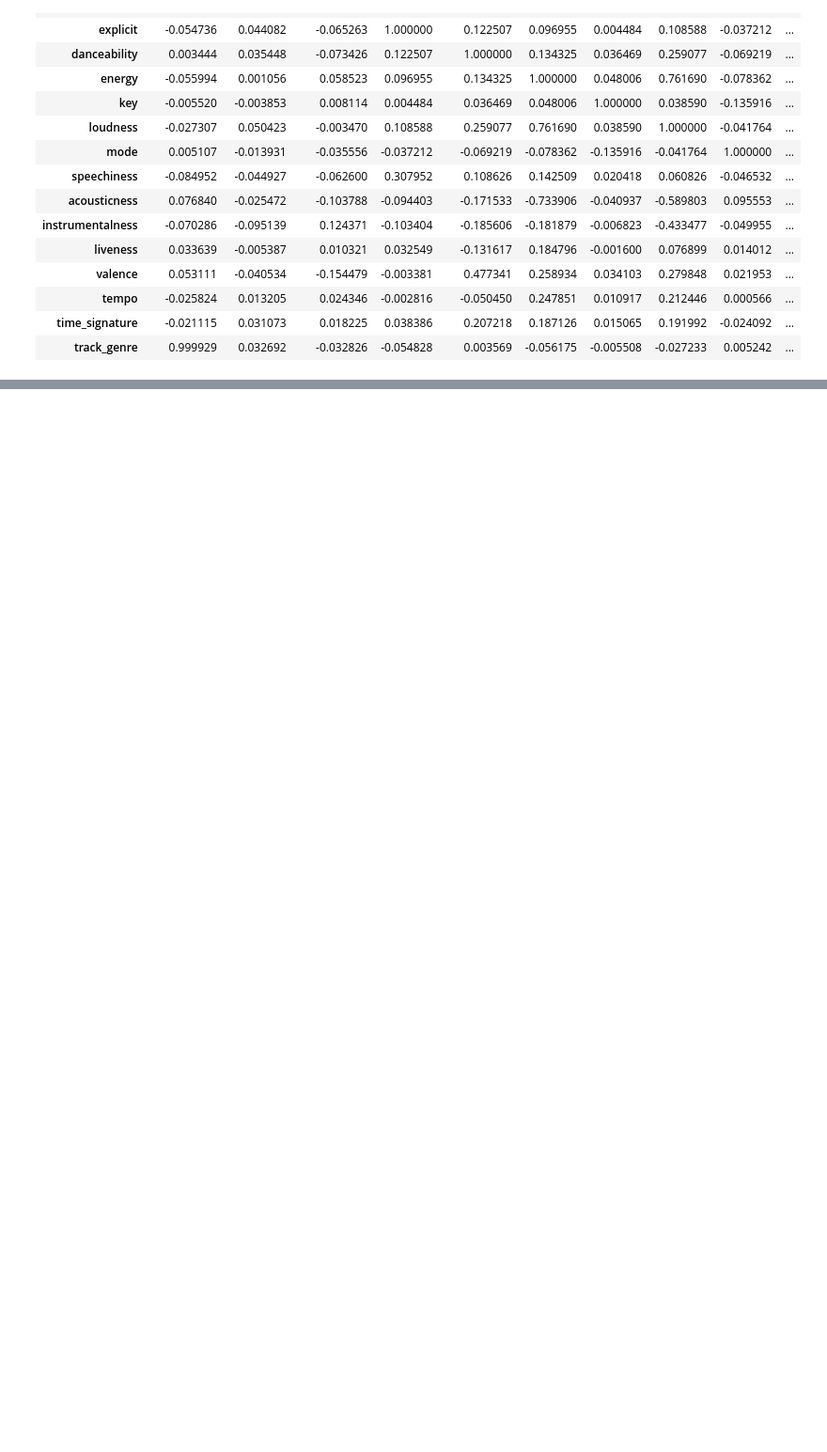
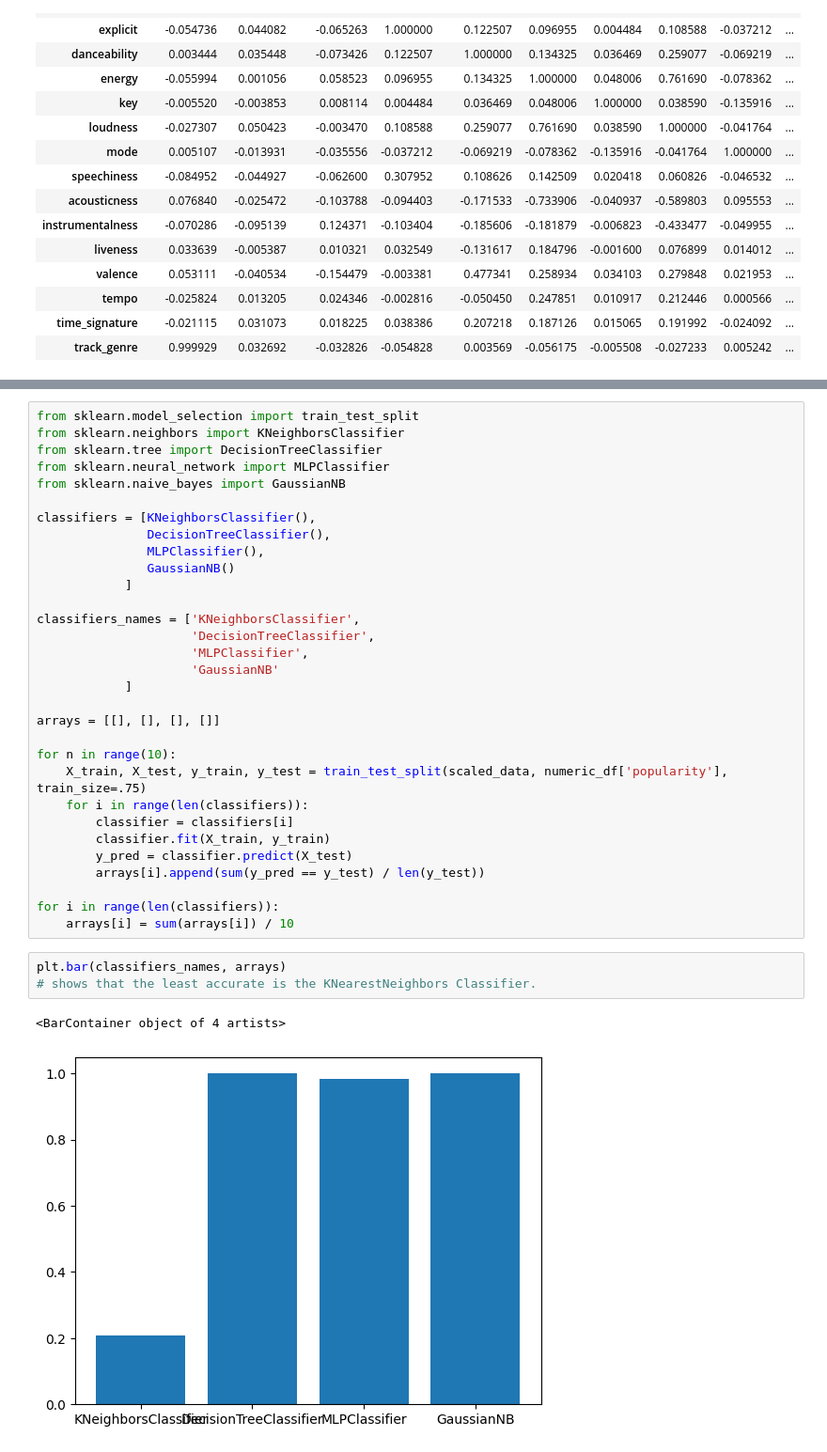
Before and after one commit to joseph-kim-cs/Spotify-Popularity-Prediction-Model, a Jupyter notebook: spotify exploration.ipynb, the cells around one changed output, grey strips where cells are left out. Shown: that part at 94% size. Drawn from its saved outputs; the diff is of its cells as text; blank space fills up the shorter version.

```diff
--- a/spotify exploration.ipynb
+++ b/spotify exploration.ipynb
@@ -120,0 +130,37 @@ axs[0].scatter(embedding_unscaled[:, 0], embedding_unscaled[:, 1], s=0.2 ,c=nume
+# %%
+from sklearn.model_selection import train_test_split
+from sklearn.neighbors import KNeighborsClassifier
+from sklearn.tree import DecisionTreeClassifier
+from sklearn.neural_network import MLPClassifier
+from sklearn.naive_bayes import GaussianNB
+
+classifiers = [KNeighborsClassifier(),
+               DecisionTreeClassifier(),
+               MLPClassifier(),
+               GaussianNB()
+            ]
+
+classifiers_names = ['KNeighborsClassifier',
+                     'DecisionTreeClassifier',
+                     'MLPClassifier',
+                     'GaussianNB'
+            ]
+
+arrays = [[], [], [], []]
+
+for n in range(10):
+    X_train, X_test, y_train, y_test = train_test_split(scaled_data, numeric_df['popularity'], train_size=.75)
+    for i in range(len(classifiers)):
+        classifier = classifiers[i]
+        classifier.fit(X_train, y_train)
+        y_pred = classifier.predict(X_test)
+        arrays[i].append(sum(y_pred == y_test) / len(y_test))
+
+for i in range(len(classifiers)):
+    arrays[i] = sum(arrays[i]) / 10
+# %%
+plt.bar(classifiers_names, arrays)
+# shows that the least accurate is the KNearestNeighbors Classifier.
+# %% [output]
+<BarContainer object of 4 artists>
+[figure, added]
```
Also changed, not shown: parts of 7 cells of this notebook.
